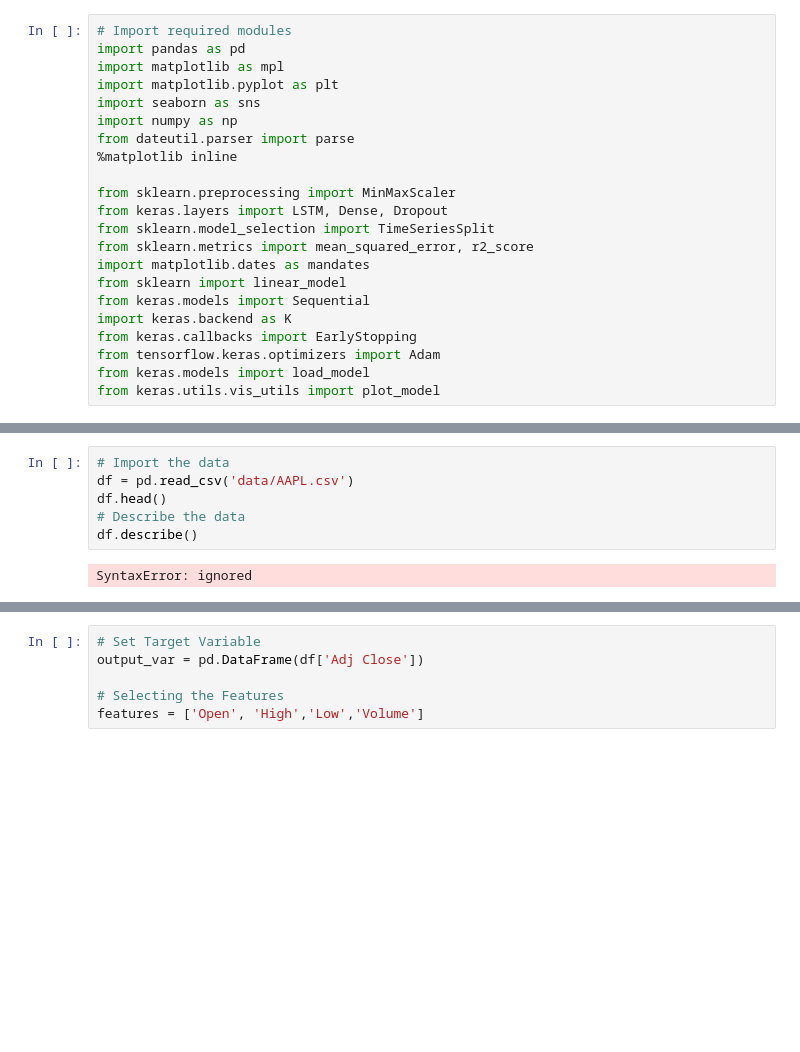
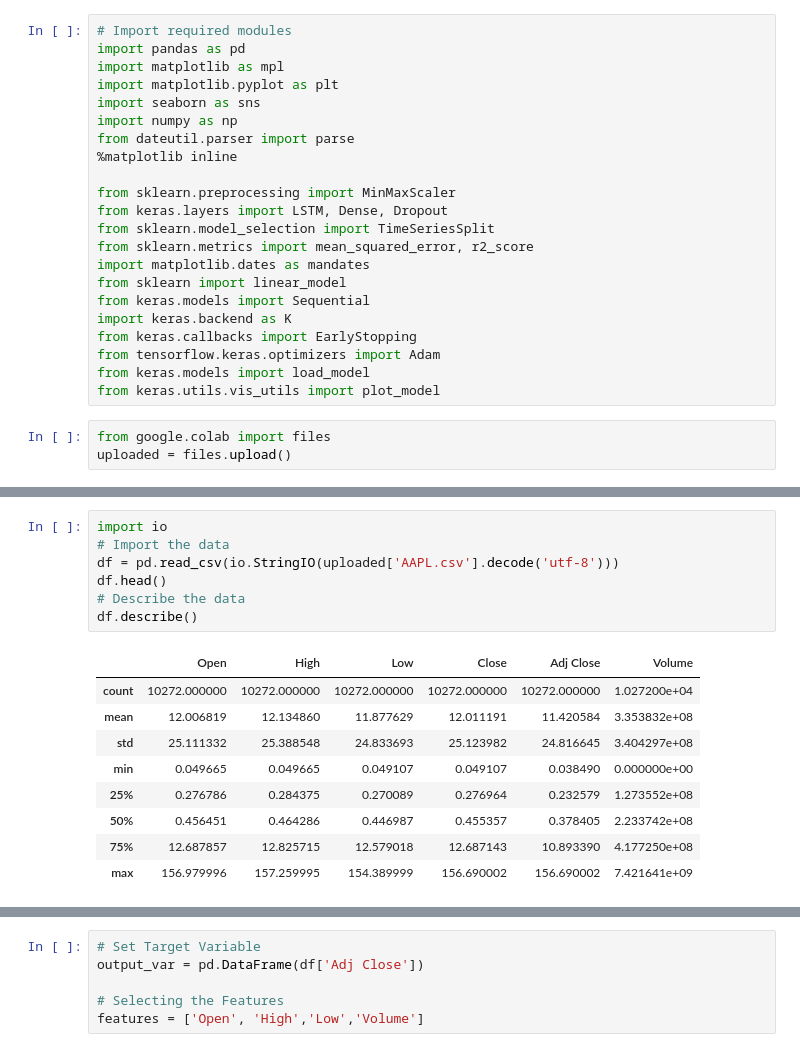
Before and after one commit to kbtran93/aapl-stock-prediction, a Jupyter notebook: aapl_stock_prediction.ipynb, the cells around one changed output, grey strips where cells are left out. Drawn from its saved outputs; the diff is of its cells as text; blank space fills up the shorter version.

```diff
--- a/aapl_stock_prediction.ipynb
+++ b/aapl_stock_prediction.ipynb
@@ -22,3 +24,6 @@ from keras.callbacks import EarlyStopping
 from tensorflow.keras.optimizers import Adam
 from keras.models import load_model
 from keras.utils.vis_utils import plot_model
+# %%
+from google.colab import files
+uploaded = files.upload()
@@ -25,11 +33,20 @@ from keras.utils.vis_utils import plot_model
 # %%
+import io
 # Import the data
-df = pd.read_csv('data/AAPL.csv')
+df = pd.read_csv(io.StringIO(uploaded['AAPL.csv'].decode('utf-8')))
 df.head()
 # Describe the data
 df.describe()
 # %% [output]
-SyntaxError: ignored
+|  | Open | High | Low | Close | Adj Close | Volume |
+| count | 10272.000000 | 10272.000000 | 10272.000000 | 10272.000000 | 10272.000000 | 1.027200e+04 |
+| mean | 12.006819 | 12.134860 | 11.877629 | 12.011191 | 11.420584 | 3.353832e+08 |
+| std | 25.111332 | 25.388548 | 24.833693 | 25.123982 | 24.816645 | 3.404297e+08 |
+| min | 0.049665 | 0.049665 | 0.049107 | 0.049107 | 0.038490 | 0.000000e+00 |
+| 25% | 0.276786 | 0.284375 | 0.270089 | 0.276964 | 0.232579 | 1.273552e+08 |
+| 50% | 0.456451 | 0.464286 | 0.446987 | 0.455357 | 0.378405 | 2.233742e+08 |
+| 75% | 12.687857 | 12.825715 | 12.579018 | 12.687143 | 10.893390 | 4.177250e+08 |
+| max | 156.979996 | 157.259995 | 154.389999 | 156.690002 | 156.690002 | 7.421641e+09 |
 # %%
 # Convert the Date column to datetime
 df.Date = pd.to_datetime(df.Date, infer_datetime_format=True)
```
Also changed, not shown: parts of 8 cells of this notebook.
